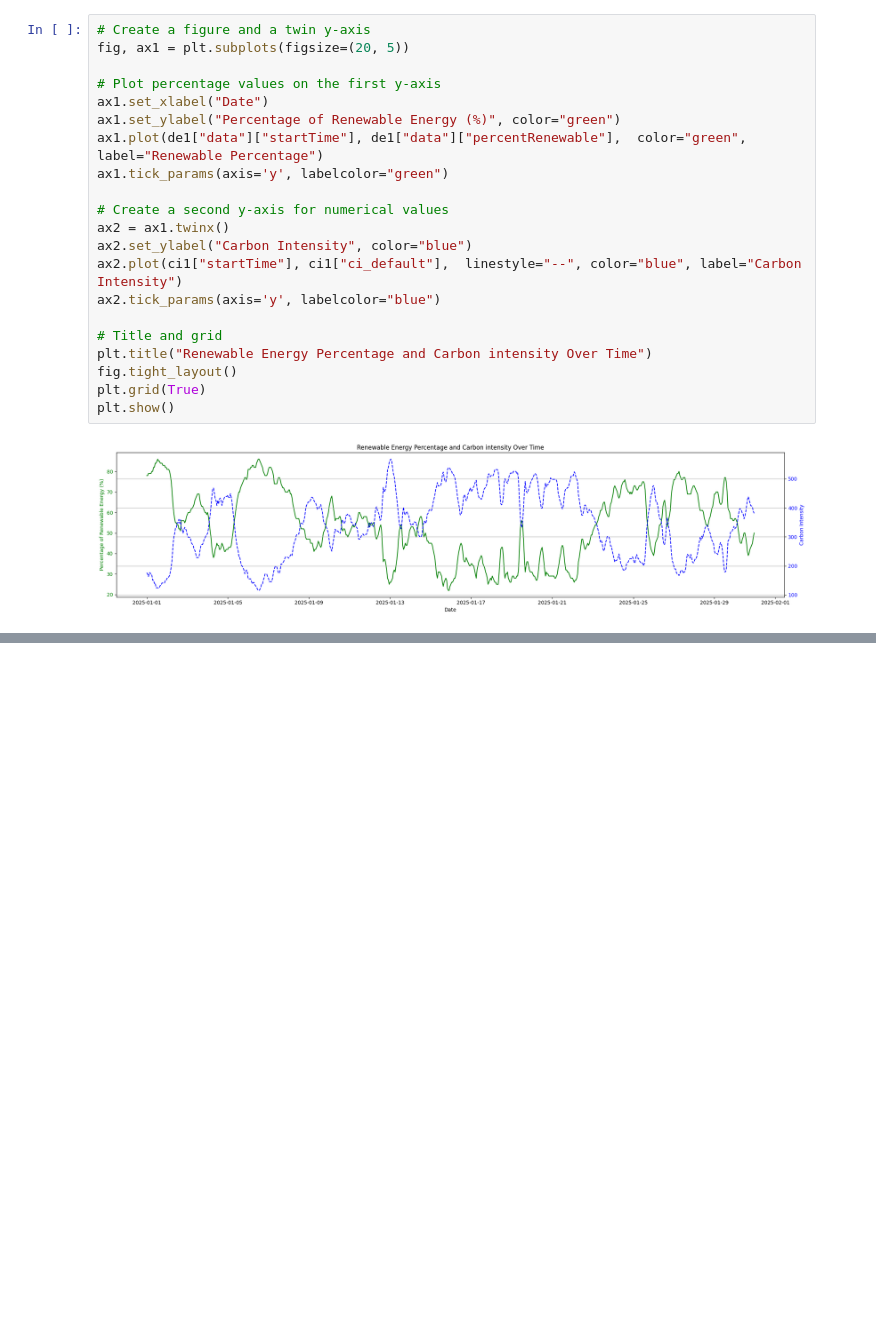
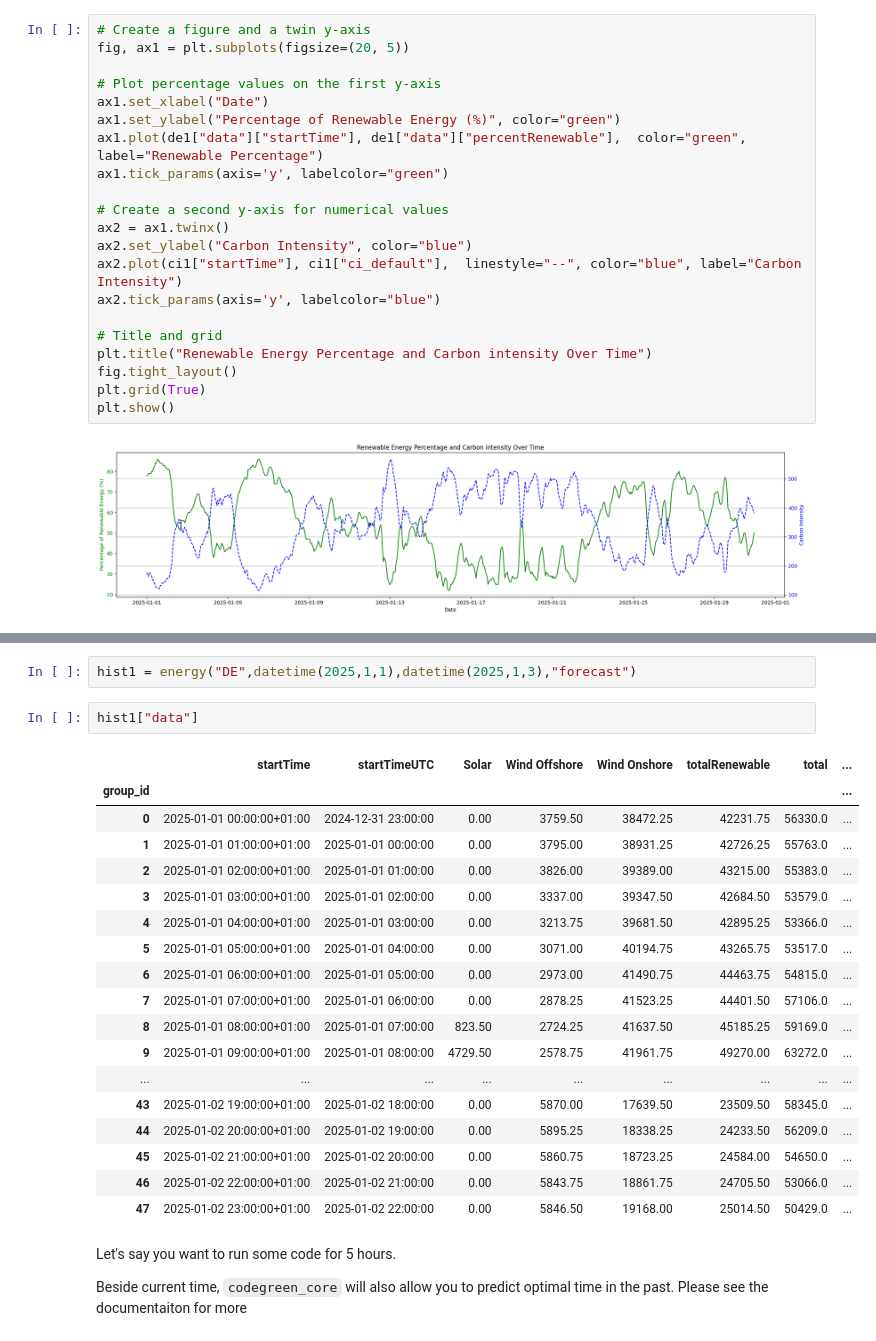
Before and after one commit to codegreen-framework/codegreen-core, a Jupyter notebook: docs/Tutorials.ipynb, the cells around one changed output, grey strips where cells are left out. Saved outputs shown, nothing was run; the diff lists cells and outputs as text; blank space fills up the shorter version.

```diff
--- a/docs/Tutorials.ipynb
+++ b/docs/Tutorials.ipynb
@@ -177,0 +225,27 @@ We can see that a higher percentage of renewable energy results in lower carbon
+# %%
+hist1 = energy("DE",datetime(2025,1,1),datetime(2025,1,3),"forecast")
+# %%
+hist1["data"]
+# %% [output]
+|  | startTime | startTimeUTC | Solar | Wind Offshore | Wind Onshore | totalRenewable | total | ... |
+| group_id |  |  |  |  |  |  |  | ... |
+| 0 | 2025-01-01 00:00:00+01:00 | 2024-12-31 23:00:00 | 0.00 | 3759.50 | 38472.25 | 42231.75 | 56330.0 | ... |
+| 1 | 2025-01-01 01:00:00+01:00 | 2025-01-01 00:00:00 | 0.00 | 3795.00 | 38931.25 | 42726.25 | 55763.0 | ... |
+| 2 | 2025-01-01 02:00:00+01:00 | 2025-01-01 01:00:00 | 0.00 | 3826.00 | 39389.00 | 43215.00 | 55383.0 | ... |
+| 3 | 2025-01-01 03:00:00+01:00 | 2025-01-01 02:00:00 | 0.00 | 3337.00 | 39347.50 | 42684.50 | 53579.0 | ... |
+| 4 | 2025-01-01 04:00:00+01:00 | 2025-01-01 03:00:00 | 0.00 | 3213.75 | 39681.50 | 42895.25 | 53366.0 | ... |
+| 5 | 2025-01-01 05:00:00+01:00 | 2025-01-01 04:00:00 | 0.00 | 3071.00 | 40194.75 | 43265.75 | 53517.0 | ... |
+| 6 | 2025-01-01 06:00:00+01:00 | 2025-01-01 05:00:00 | 0.00 | 2973.00 | 41490.75 | 44463.75 | 54815.0 | ... |
+| 7 | 2025-01-01 07:00:00+01:00 | 2025-01-01 06:00:00 | 0.00 | 2878.25 | 41523.25 | 44401.50 | 57106.0 | ... |
+| 8 | 2025-01-01 08:00:00+01:00 | 2025-01-01 07:00:00 | 823.50 | 2724.25 | 41637.50 | 45185.25 | 59169.0 | ... |
+| 9 | 2025-01-01 09:00:00+01:00 | 2025-01-01 08:00:00 | 4729.50 | 2578.75 | 41961.75 | 49270.00 | 63272.0 | ... |
+| ... | ... | ... | ... | ... | ... | ... | ... | ... |
+| 43 | 2025-01-02 19:00:00+01:00 | 2025-01-02 18:00:00 | 0.00 | 5870.00 | 17639.50 | 23509.50 | 58345.0 | ... |
+| 44 | 2025-01-02 20:00:00+01:00 | 2025-01-02 19:00:00 | 0.00 | 5895.25 | 18338.25 | 24233.50 | 56209.0 | ... |
+| 45 | 2025-01-02 21:00:00+01:00 | 2025-01-02 20:00:00 | 0.00 | 5860.75 | 18723.25 | 24584.00 | 54650.0 | ... |
+| 46 | 2025-01-02 22:00:00+01:00 | 2025-01-02 21:00:00 | 0.00 | 5843.75 | 18861.75 | 24705.50 | 53066.0 | ... |
+| 47 | 2025-01-02 23:00:00+01:00 | 2025-01-02 22:00:00 | 0.00 | 5846.50 | 19168.00 | 25014.50 | 50429.0 | ... |
+# %% [markdown]
+Let's say you want to run some code for 5 hours.
+
+Beside current time, `codegreen_core` will also allow you to predict optimal time in the past. Please see the documentaiton for more
```
Also changed, not shown: parts of 17 cells of this notebook, 2 other files.
